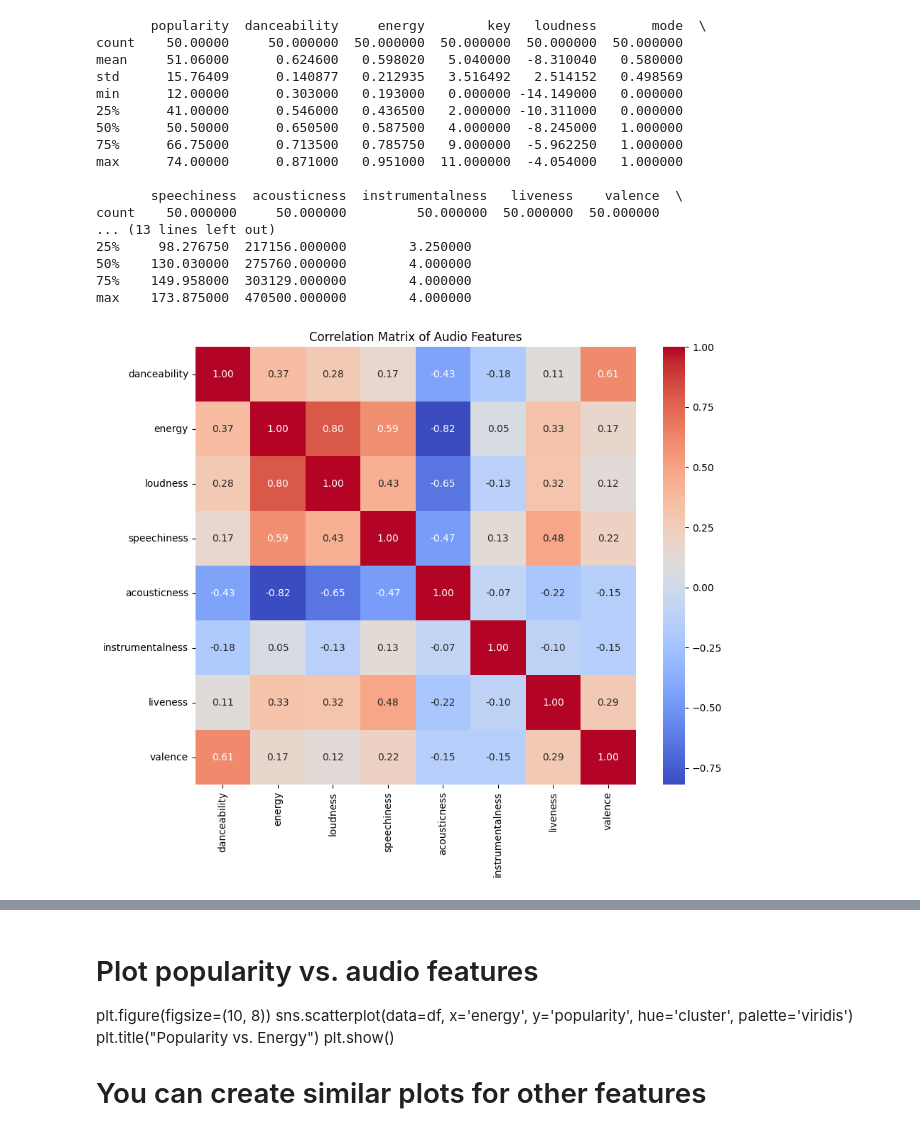
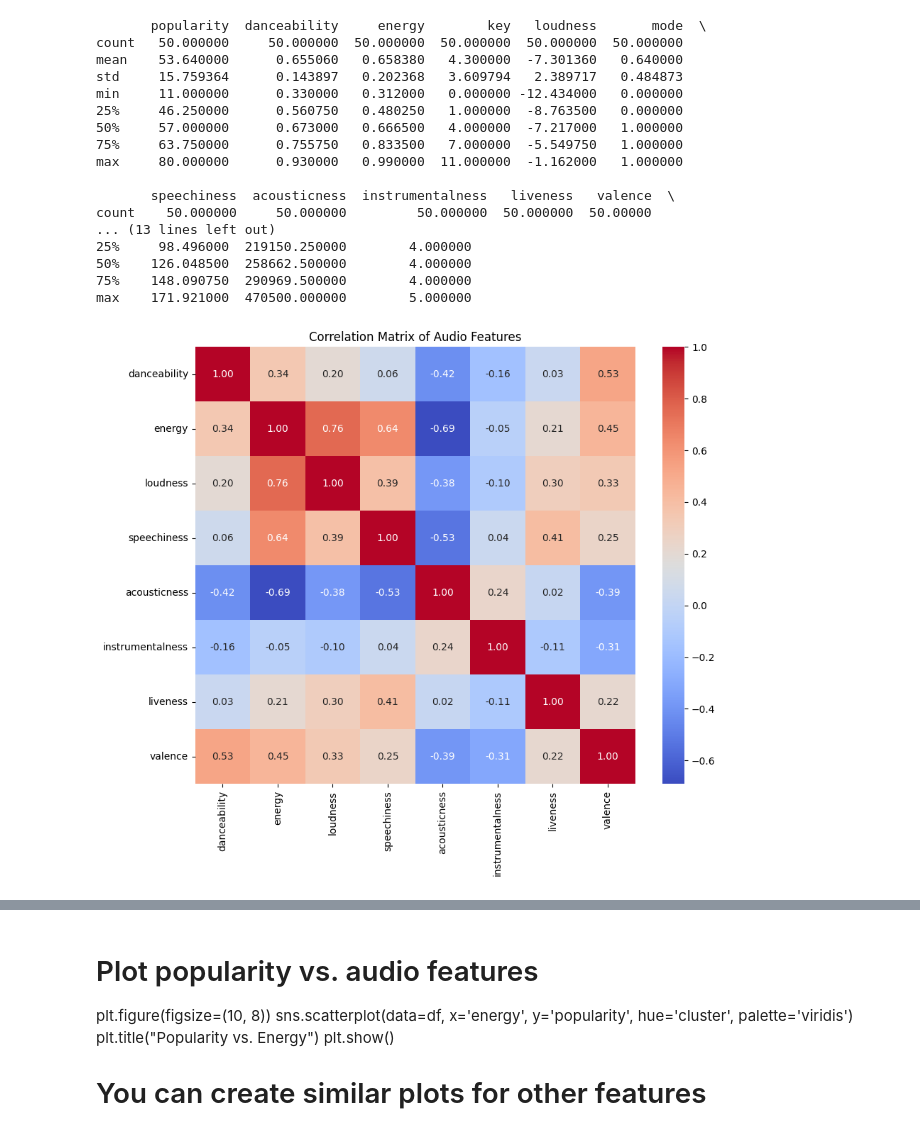
Before and after one commit to Arjun-Madhusoodanan/spotify_analysis, a Jupyter notebook: TrackAnalysis.ipynb, the cells around one changed output, grey strips where cells are left out. Drawn from its saved outputs; the diff is of its cells as text; code cells hidden in the pictures.

```diff
--- a/TrackAnalysis.ipynb
+++ b/TrackAnalysis.ipynb
@@ -1,43 +1,43 @@
 # %%
 import matplotlib.pyplot as plt
 import seaborn as sns
 import pandas as pd
-df = pd.read_csv('myTracksforAnalysisJuly9.csv')
+df = pd.read_csv('myTracksforAnalysisJuly28medium.csv')
 
 # Describe the data
 print(df.describe())
 
 features_to_plot = ['danceability', 'energy', 'loudness', 'speechiness', 'acousticness', 'instrumentalness', 'liveness', 'valence']
 
 # Create a correlation matrix with only the specified features
 corr_matrix = df[features_to_plot].corr()
 # Correlation matrix
 plt.figure(figsize=(10, 8))
 sns.heatmap(corr_matrix, annot=True, cmap='coolwarm', fmt='.2f')
 plt.title("Correlation Matrix of Audio Features")
 plt.show()
 
 # Distribution of some audio features
 
 df[features_to_plot].hist(bins=15, figsize=(15, 10), layout=(3, 3))
 plt.suptitle("Distribution of Audio Features")
 plt.show()
 # %% [output]
        popularity  danceability     energy        key   loudness       mode  \
-count    50.00000     50.000000  50.000000  50.000000  50.000000  50.000000
-mean     51.06000      0.624600   0.598020   5.040000  -8.310040   0.580000
-std      15.76409      0.140877   0.212935   3.516492   2.514152   0.498569
-min      12.00000      0.303000   0.193000   0.000000 -14.149000   0.000000
-25%      41.00000      0.546000   0.436500   2.000000 -10.311000   0.000000
-50%      50.50000      0.650500   0.587500   4.000000  -8.245000   1.000000
-75%      66.75000      0.713500   0.785750   9.000000  -5.962250   1.000000
-max      74.00000      0.871000   0.951000  11.000000  -4.054000   1.000000
+count   50.000000     50.000000  50.000000  50.000000  50.000000  50.000000
+mean    53.640000      0.655060   0.658380   4.300000  -7.301360   0.640000
+std     15.759364      0.143897   0.202368   3.609794   2.389717   0.484873
+min     11.000000      0.330000   0.312000   0.000000 -12.434000   0.000000
+25%     46.250000      0.560750   0.480250   1.000000  -8.763500   0.000000
+50%     57.000000      0.673000   0.666500   4.000000  -7.217000   1.000000
+75%     63.750000      0.755750   0.833500   7.000000  -5.549750   1.000000
+max     80.000000      0.930000   0.990000  11.000000  -1.162000   1.000000
 
-       speechiness  acousticness  instrumentalness   liveness    valence  \
-count    50.000000     50.000000         50.000000  50.000000  50.000000
+       speechiness  acousticness  instrumentalness   liveness   valence  \
+count    50.000000     50.000000         50.000000  50.000000  50.00000
 ... (13 lines left out)
-25%     98.276750  217156.000000        3.250000
-50%    130.030000  275760.000000        4.000000
-75%    149.958000  303129.000000        4.000000
-max    173.875000  470500.000000        4.000000
+25%     98.496000  219150.250000        4.000000
+50%    126.048500  258662.500000        4.000000
+75%    148.090750  290969.500000        4.000000
+max    171.921000  470500.000000        5.000000
-[figure, old version]
+[figure, new version]
```
Also changed, not shown: parts of 18 cells of this notebook, 2 other files.
